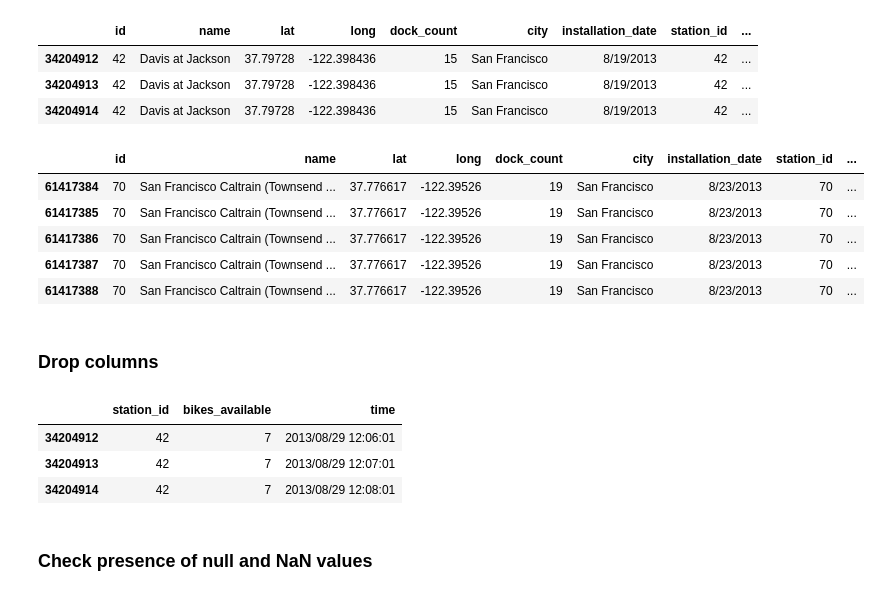
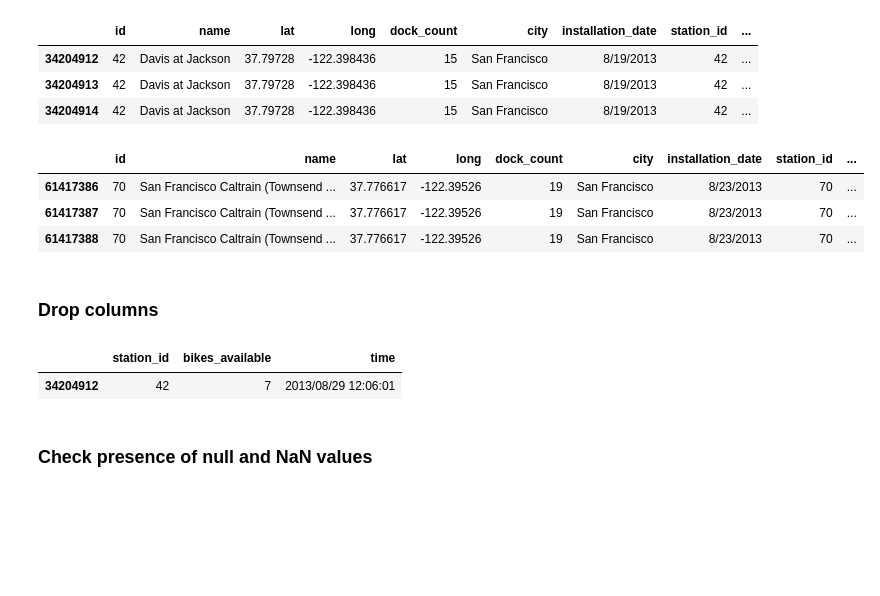
Before and after one commit to Desmoniak/Simple_Federated_Learning, a Jupyter notebook: NoteBooks/Bike/Multivariate/Centralized_Version/LSTM_forecasting_on_bike_availability_3_stations.ipynb, the cells around one changed output. Saved outputs shown, nothing was run; the diff lists cells and outputs as text; code cells hidden in the pictures; blank space fills up the shorter version.

```diff
--- a/NoteBooks/Bike/Multivariate/Centralized_Version/LSTM_forecasting_on_bike_availability_3_stations.ipynb
+++ b/NoteBooks/Bike/Multivariate/Centralized_Version/LSTM_forecasting_on_bike_availability_3_stations.ipynb
@@ -125,11 +142,9 @@ dataset_station_id.head(3)
 | 34204913 | 42 | Davis at Jackson | 37.79728 | -122.398436 | 15 | San Francisco | 8/19/2013 | 42 | ... |
 | 34204914 | 42 | Davis at Jackson | 37.79728 | -122.398436 | 15 | San Francisco | 8/19/2013 | 42 | ... |
 # %%
-dataset_station_id.tail(5)
+dataset_station_id.tail(3)
 # %% [output]
 |  | id | name | lat | long | dock_count | city | installation_date | station_id | ... |
-| 61417384 | 70 | San Francisco Caltrain (Townsend ... | 37.776617 | -122.39526 | 19 | San Francisco | 8/23/2013 | 70 | ... |
-| 61417385 | 70 | San Francisco Caltrain (Townsend ... | 37.776617 | -122.39526 | 19 | San Francisco | 8/23/2013 | 70 | ... |
 | 61417386 | 70 | San Francisco Caltrain (Townsend ... | 37.776617 | -122.39526 | 19 | San Francisco | 8/23/2013 | 70 | ... |
 | 61417387 | 70 | San Francisco Caltrain (Townsend ... | 37.776617 | -122.39526 | 19 | San Francisco | 8/23/2013 | 70 | ... |
 | 61417388 | 70 | San Francisco Caltrain (Townsend ... | 37.776617 | -122.39526 | 19 | San Francisco | 8/23/2013 | 70 | ... |
@@ -140,10 +155,8 @@ dataset_station_id_transform = dataset_station_id.drop(["name", 'lat', 'long', '
-# %%
-dataset_station_id_transform.head(3)
-# %% [output]
-|  | station_id | bikes_available | time |
-| 34204912 | 42 | 7 | 2013/08/29 12:06:01 |
-| 34204913 | 42 | 7 | 2013/08/29 12:07:01 |
-| 34204914 | 42 | 7 | 2013/08/29 12:08:01 |
+# %%
+dataset_station_id_drop.head(1)
+# %% [output]
+|  | station_id | bikes_available | time |
+| 34204912 | 42 | 7 | 2013/08/29 12:06:01 |
 # %% [markdown]
 ### Check presence of null and NaN values
 # %%
```
Also changed, not shown: parts of 44 cells of this notebook.
